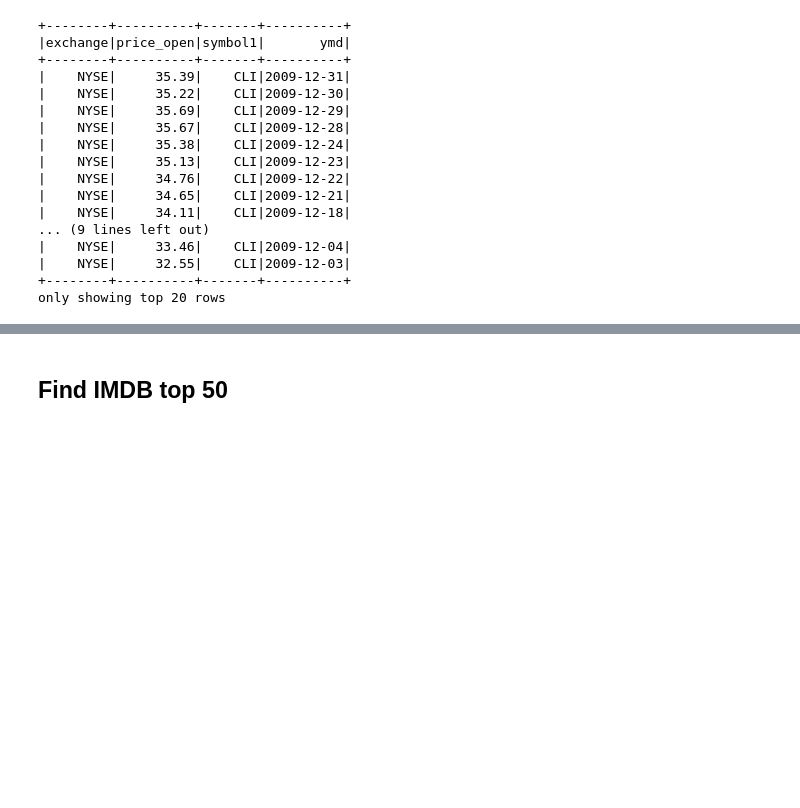
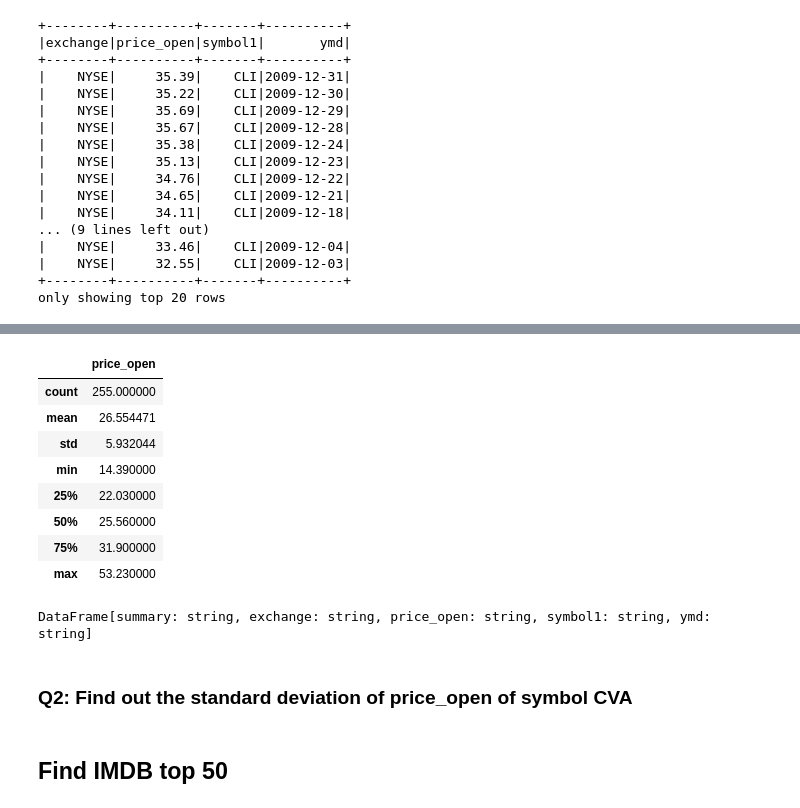
Before and after one commit to zombie2256/bigdata, a Jupyter notebook: spark/python/pyspark_dataframe_problems.ipynb, the cells around one changed output, grey strips where cells are left out. Cells and saved outputs as stored; diff of their text form; code cells hidden in the pictures; blank space fills up the shorter version.

```diff
--- a/spark/python/pyspark_dataframe_problems.ipynb
+++ b/spark/python/pyspark_dataframe_problems.ipynb
@@ -108,7 +149,8 @@ def toRow(line):
     return Row(exchange=arr[0], symbol1=arr[1], ymd=arr[2], price_open=float(arr[3]))
 
 rowrdd = linesrdd.map(toRow)
-rowrdd.toDF().show()
+nysedf = rowrdd.toDF()
+nysedf.show()
 # %% [output]
 +--------+----------+-------+----------+
 |exchange|price_open|symbol1|       ymd|
@@ -130,3 +186,23 @@ only showing top 20 rows
+# %%
+# Or using Pandas
+nyselocal = nysedf.filter("symbol1 == 'CLI'").select("price_open").toPandas()
+nyselocal.describe()
+# %% [output]
+|  | price_open |
+| count | 255.000000 |
+| mean | 26.554471 |
+| std | 5.932044 |
+| min | 14.390000 |
+| 25% | 22.030000 |
+| 50% | 25.560000 |
+| 75% | 31.900000 |
+| max | 53.230000 |
+# %%
+nysedf.describe()
+# %% [output]
+DataFrame[summary: string, exchange: string, price_open: string, symbol1: string, ymd: string]
+# %% [markdown]
+### Q2: Find out the standard deviation of price_open of symbol CVA
 # %% [markdown]
 ## Find IMDB top 50
 # %%
```
Also changed, not shown: parts of 26 cells of this notebook, 1 other file.
